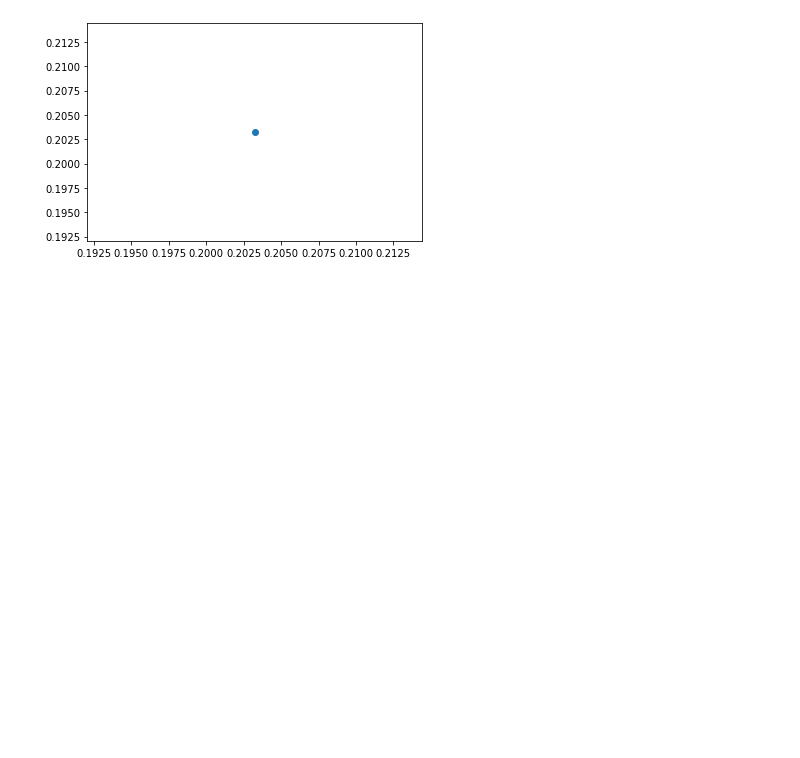
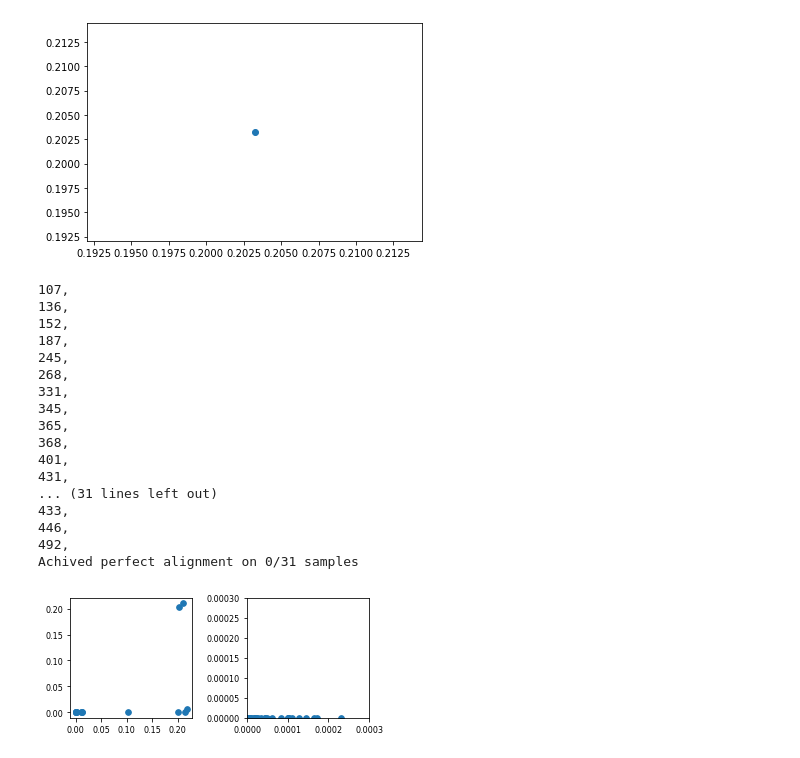
Before and after one commit to holiday-pettijohn/Stylus_Scoring_Generalization, a Jupyter notebook: Figures_Matching.ipynb, the cells around one changed output. Saved outputs shown, nothing was run; the diff lists cells and outputs as text; code cells hidden in the pictures; blank space fills up the shorter version.

```diff
--- a/Figures_Matching.ipynb
+++ b/Figures_Matching.ipynb
@@ -95,3 +103,47 @@ plt.scatter(x, y)
 # %% [output]
 <matplotlib.collections.PathCollection at 0x...>
 [figure]
+# %%
+ref_chars = ["5EA6", "6307"]#["5EA6", "6620", "6307", "5247"]
+fig, axs = plt.subplots(1, len(ref_chars), figsize=(5.25, 2.625))
+
+f_read = [str(i) for i in range(600)]
+
+plt.rcParams.update({'font.size': 8})
+
+fig.tight_layout(pad=3.0)
+for i, ref_char, ax in zip(range(len(ref_chars)), ref_chars, axs.flatten()):
+    #ax.set_title(f"{han_char} Transposed to {ref_char}", fontsize=36)
+    #ax.set_xlabel(f"Exhaustive Max Score", fontsize=36)
+    #ax.set_ylabel(f"Greedy Alignment Score", fontsize=36)
+    ax.tick_params(axis='both', which='major', labelsize=8)
+    if i == 1:
+        ax.set_xlim([0, 0.0003])
+        ax.set_ylim([0, 0.0003])
+    #ax.set_yscale('log')
+
+    exhaust_vs_heuristic, identical_counts = sortExhaustiveScores(ref_char, han_char, f_read)
+    if len(exhaust_vs_heuristic) != 0:
+        x, y = exhaust_vs_heuristic[:, 0], exhaust_vs_heuristic[:, 1]
+        ax.scatter(x, y, s=32)
+    print(f"Achived perfect alignment on {identical_counts.sum()}/{identical_counts.shape[0]} samples")
+plt.savefig("Figure_Matching.png", bbox_inches='tight', dpi=300)
+# %% [output]
+107,
+136,
+152,
+187,
+245,
+268,
+331,
+345,
+365,
+368,
+401,
+431,
+... (31 lines left out)
+433,
+446,
+492,
+Achived perfect alignment on 0/31 samples
+[figure, added]
```
Also changed, not shown: parts of 5 cells of this notebook, 30 other files.
